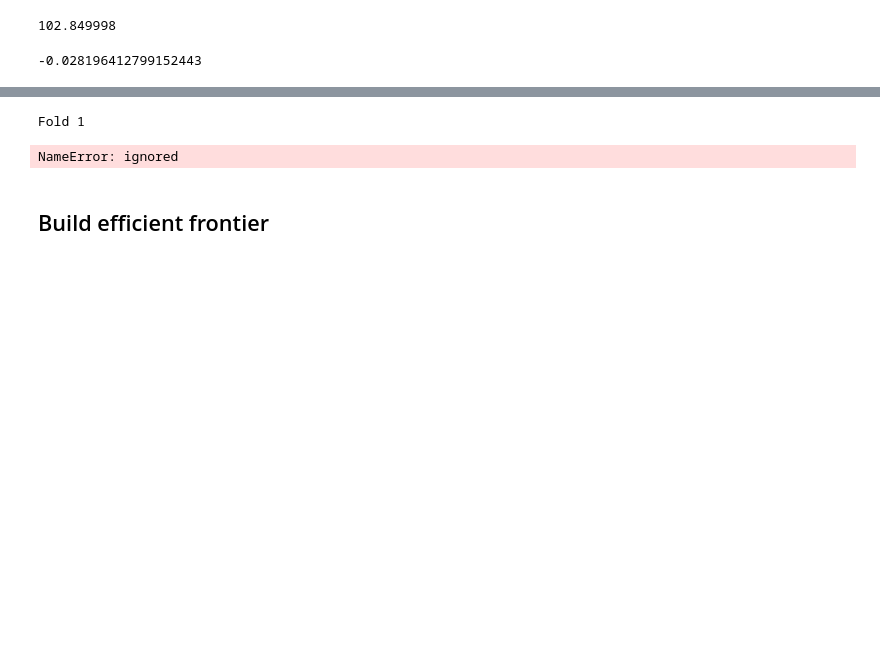
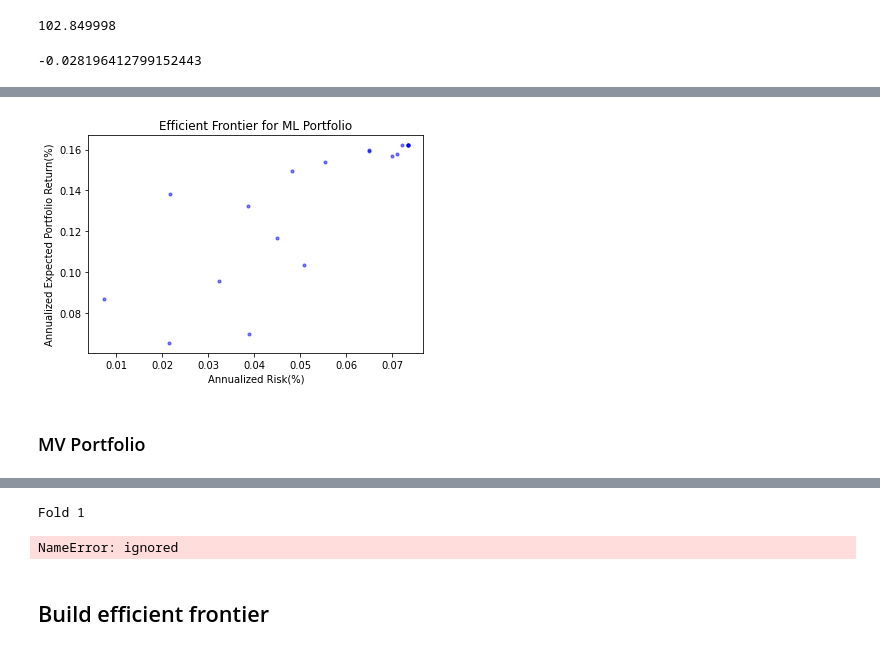
Before and after one commit to florencetsang/ml-portfolio-poc, a Jupyter notebook: ml_portfolio.ipynb, the cells around one changed output, grey strips where cells are left out. Cells and saved outputs as stored; diff of their text form; code cells hidden in the pictures; blank space fills up the shorter version.

Commit message:
ML efficient frontier

```diff
--- a/ml_portfolio.ipynb
+++ b/ml_portfolio.ipynb
@@ -292,5 +397,5 @@ def get_dataset_for_date(date):
 # %%
-dataset = get_dataset_for_date(first_date)
+dataset = get_ml_dataset_for_date(first_date)
 dataset[:-1]
 # %% [output]
 array([[ 0.10155789,  1.89647755,  0.02441736, ..., -0.97480731,
@@ -382,15 +482,15 @@ elif weight == 1:
 # %%
-backtest_returns = {}
+parameters = pd.DataFrame(columns=['a','b','prob'])
 
 for date in daterange:
   print(date)
-  dataset = get_dataset_for_date(date)
+  dataset = get_ml_dataset_for_date(date)
   a,b = train_and_get_a_b(dataset[:-1])
   with torch.no_grad():
     y_test = torch.exp(torch.matmul(torch.from_numpy(dataset[-1][:-1]), a)) / (torch.exp (torch.matmul(torch.from_numpy(dataset[-1][:-1]), a)) + torch.exp(torch.matmul(torch.from_numpy(dataset[-1][:-1]), b)))
     print(y_test)
-  weight = calculate_ml_portfolio_weights(y_test.numpy(), 0.5)
-  ret = get_backtest_return(date, weight)
-  backtest_returns[date] = ret
+    parameters.loc[date] = [a,b,y_test.numpy()]
+
+parameters
 # %% [output]
 Streaming output truncated to the last 5000 lines.
@@ -432,0 +526,12 @@ backtest_returns
+# %%
+ks = np.arange(0, 1, 0.05)
+backtest_returns = pd.DataFrame(columns = ks)
+
+for date in daterange:
+  print(date)
+  prob = parameters.loc[date]['prob']
+  rets = []
+  for k in ks:
+    weight = calculate_ml_portfolio_weights(prob, k)
+    rets.append(get_backtest_return(date, weight))
+  backtest_returns.loc[date] = rets
@@ -432,0 +556,18 @@ backtest_returns
+# %%
+backtest_mean = backtest_returns.mean()
+backtest_var = backtest_returns.var()
+# %%
+NoPoints = len(backtest_mean)
+
+colours = "blue"
+area = np.pi*3
+
+plt.title('Efficient Frontier for ML Portfolio')
+plt.xlabel('Annualized Risk(%)')
+plt.ylabel('Annualized Expected Portfolio Return(%)' )
+plt.scatter(backtest_mean * (trading_days_in_year /5), np.sqrt(backtest_var * (trading_days_in_year /5)), s=area, c=colours, alpha =0.5)
+plt.show()
+# %% [output]
+[figure, added]
+# %% [markdown]
+### MV Portfolio
```
Also changed, not shown: parts of 47 cells of this notebook.
